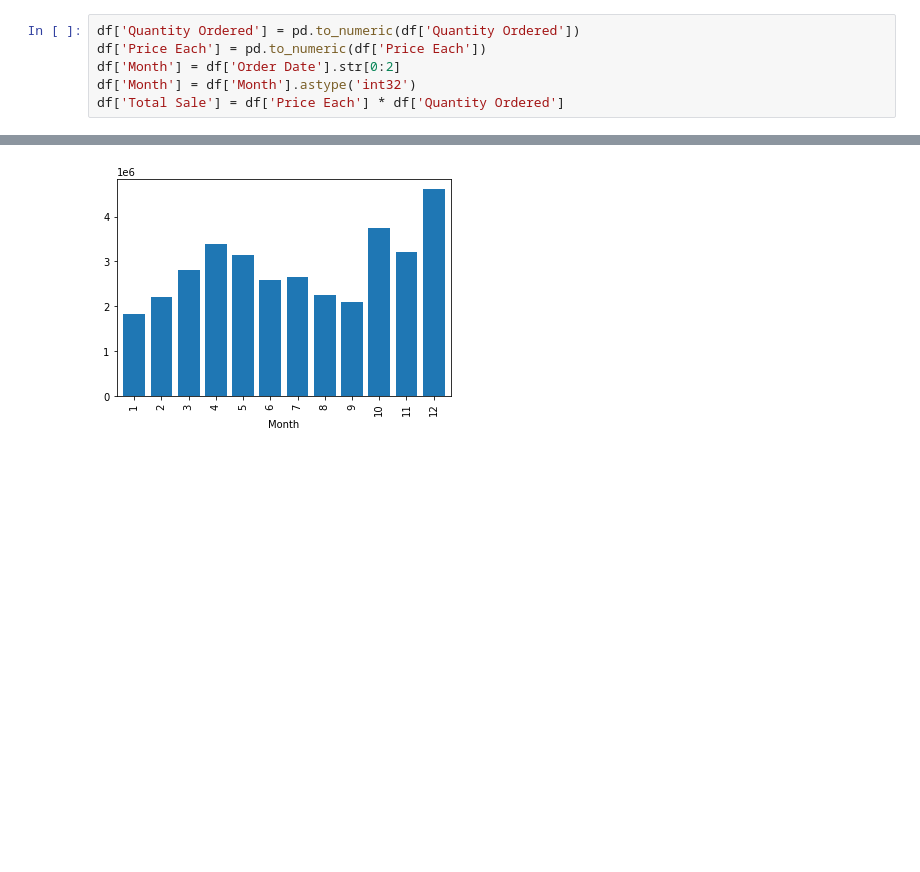
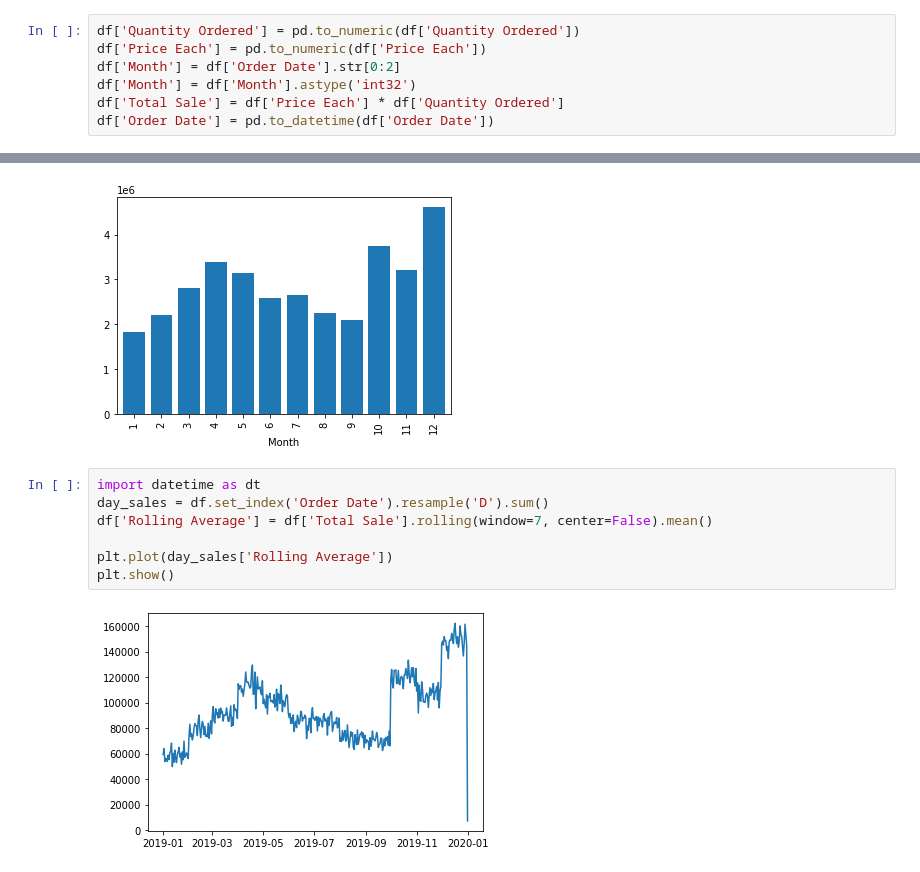
Before and after one commit to Nevrmor/Pandas-Data-Science-Tasks, a Jupyter notebook: SalesAnalysis/Sales.ipynb, the cells around one changed output, grey strips where cells are left out. Cells and saved outputs as stored; diff of their text form; blank space fills up the shorter version.

```diff
--- a/SalesAnalysis/Sales.ipynb
+++ b/SalesAnalysis/Sales.ipynb
@@ -28,3 +29,4 @@ df['Price Each'] = pd.to_numeric(df['Price Each'])
 df['Month'] = df['Order Date'].str[0:2]
 df['Month'] = df['Month'].astype('int32')
 df['Total Sale'] = df['Price Each'] * df['Quantity Ordered']
+df['Order Date'] = pd.to_datetime(df['Order Date'])
@@ -38,3 +51,12 @@ sales_month['Total Sale'].plot(kind='bar', width=0.8)
 plt.show()
 # %% [output]
 [figure]
+# %%
+import datetime as dt
+day_sales = df.set_index('Order Date').resample('D').sum()
+df['Rolling Average'] = df['Total Sale'].rolling(window=7, center=False).mean()
+
+plt.plot(day_sales['Rolling Average'])
+plt.show()
+# %% [output]
+[figure, added]
```
Also changed, not shown: parts of 3 cells of this notebook.
